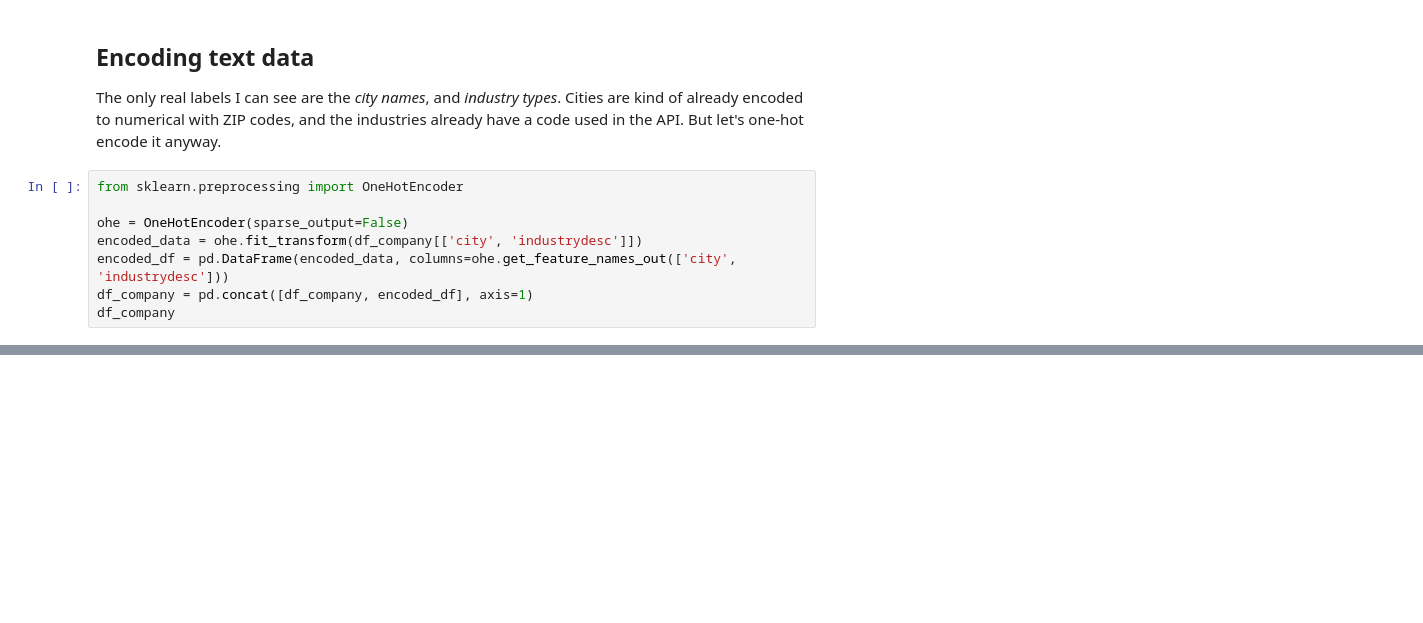
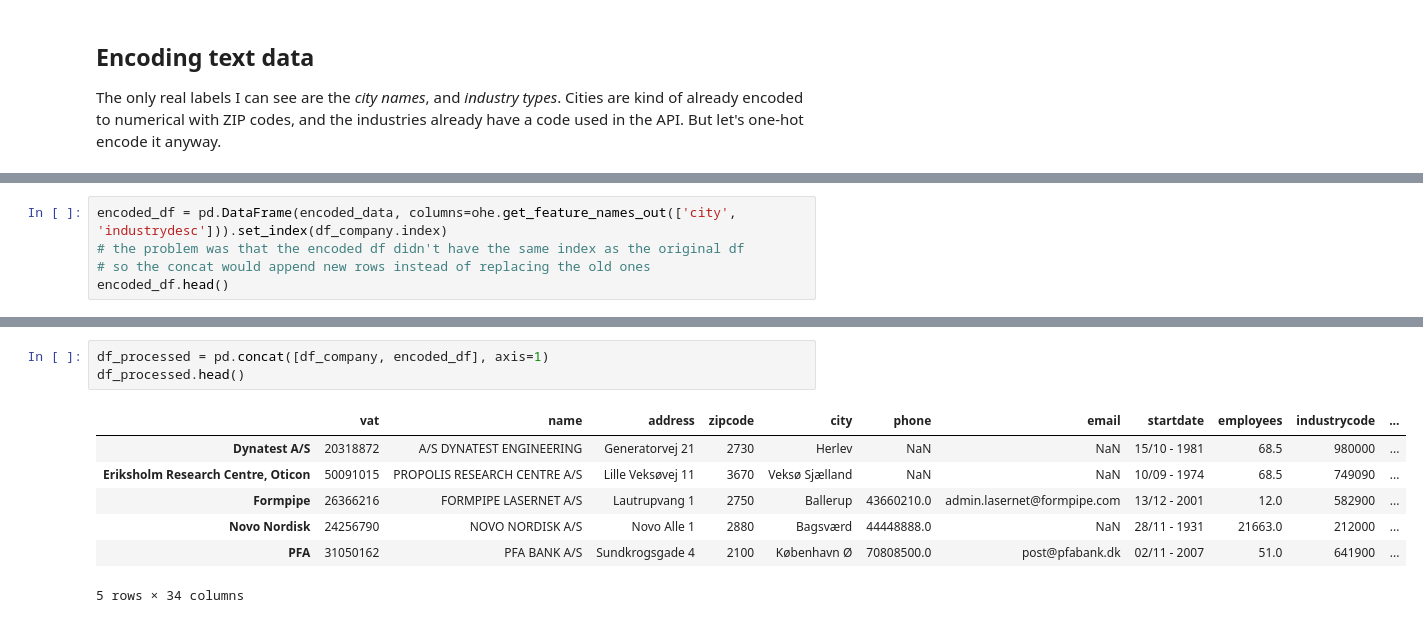
Before and after one commit to KD131/soft-sem1-datascience-sp1, a Jupyter notebook: internship_data.ipynb, the cells around one changed output, grey strips where cells are left out. Cells and saved outputs as stored; diff of their text form; blank space fills up the shorter version.

Commit message:
fixes wrong indexing on df concat

```diff
--- a/internship_data.ipynb
+++ b/internship_data.ipynb
@@ -470,11 +481,3 @@ Name: employees, dtype: float64
 # %% [markdown]
 ## Encoding text data
 The only real labels I can see are the *city names*, and *industry types*. Cities are kind of already encoded to numerical with ZIP codes, and the industries already have a code used in the API. But let's one-hot encode it anyway.
-# %%
-from sklearn.preprocessing import OneHotEncoder
-
-ohe = OneHotEncoder(sparse_output=False)
-encoded_data = ohe.fit_transform(df_company[['city', 'industrydesc']])
-encoded_df = pd.DataFrame(encoded_data, columns=ohe.get_feature_names_out(['city', 'industrydesc']))
-df_company = pd.concat([df_company, encoded_df], axis=1)
-df_company
@@ -501,0 +509,5 @@ df_company
+# %%
+encoded_df = pd.DataFrame(encoded_data, columns=ohe.get_feature_names_out(['city', 'industrydesc'])).set_index(df_company.index)
+# the problem was that the encoded df didn't have the same index as the original df
+# so the concat would append new rows instead of replacing the old ones
+encoded_df.head()
@@ -501,0 +521,11 @@ df_company
+# %%
+df_processed = pd.concat([df_company, encoded_df], axis=1)
+df_processed.head()
+# %% [output]
+|  | vat | name | address | zipcode | city | phone | email | startdate | employees | industrycode | ... |
+| Dynatest A/S | 20318872 | A/S DYNATEST ENGINEERING | Generatorvej 21 | 2730 | Herlev | NaN | NaN | 15/10 - 1981 | 68.5 | 980000 | ... |
+| Eriksholm Research Centre, Oticon | 50091015 | PROPOLIS RESEARCH CENTRE A/S | Lille Veksøvej 11 | 3670 | Veksø Sjælland | NaN | NaN | 10/09 - 1974 | 68.5 | 749090 | ... |
+| Formpipe | 26366216 | FORMPIPE LASERNET A/S | Lautrupvang 1 | 2750 | Ballerup | 43660210.0 | admin.lasernet@formpipe.com | 13/12 - 2001 | 12.0 | 582900 | ... |
+| Novo Nordisk | 24256790 | NOVO NORDISK A/S | Novo Alle 1 | 2880 | Bagsværd | 44448888.0 | NaN | 28/11 - 1931 | 21663.0 | 212000 | ... |
+| PFA | 31050162 | PFA BANK A/S | Sundkrogsgade 4 | 2100 | København Ø | 70808500.0 | post@pfabank.dk | 02/11 - 2007 | 51.0 | 641900 | ... |
+5 rows × 34 columns
```
Also changed, not shown: parts of 8 cells of this notebook, 1 other file.
